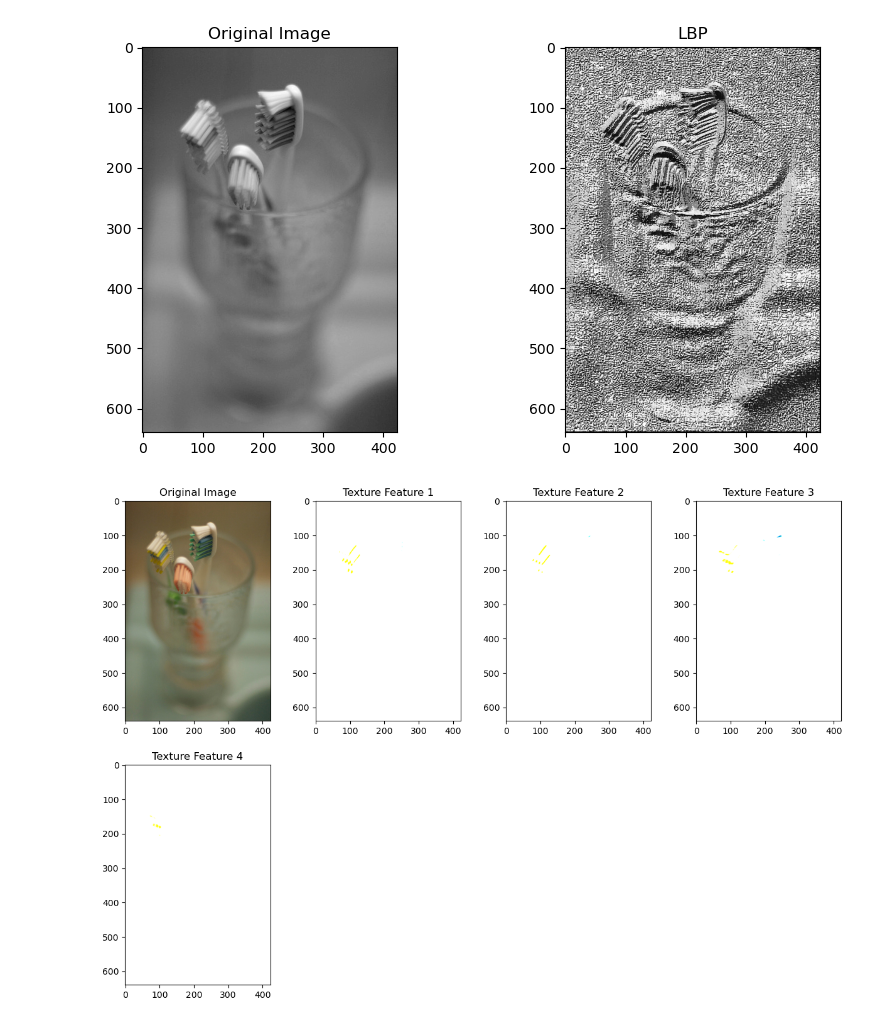
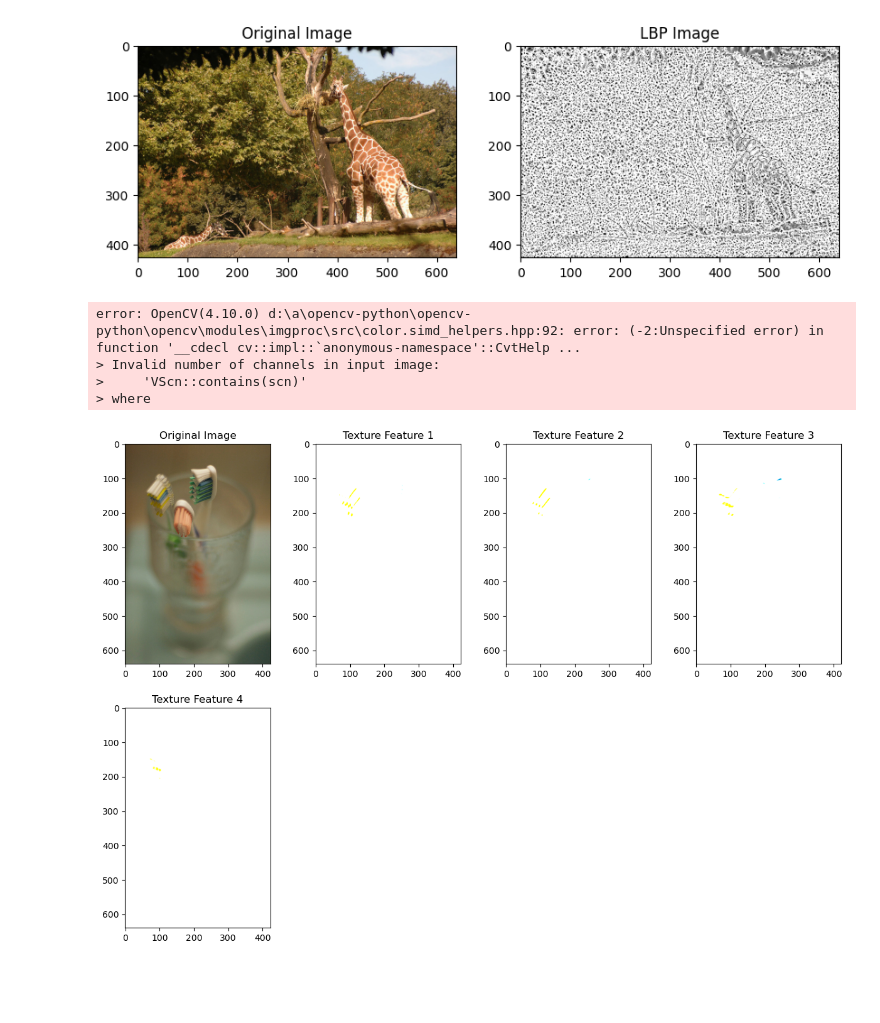
Before and after one commit to elaine-lam/CS4487, a Jupyter notebook: texture.ipynb, the cells around one changed output. Saved outputs shown, nothing was run; the diff lists cells and outputs as text; code cells hidden in the pictures; blank space fills up the shorter version.

```diff
--- a/texture.ipynb
+++ b/texture.ipynb
@@ -4,11 +6,40 @@ import matplotlib.pyplot as plt
 # %%
-img_path = r'AIGC-Detection-Dataset\AIGC-Detection-Dataset\train\0_real\000000000562.jpg'
+img_path = r'AIGC-Detection-Dataset\AIGC-Detection-Dataset\train\0_real\000000000025.jpg'
+# %%
+def extract_texture_features(image):
+    gray_image = cv2.cvtColor(image, cv2.COLOR_RGB2GRAY)
+    gray_image = gray_image.astype(np.uint8)
+    radius = 3
+    n_points = 8 * radius
+    lbp = feature.local_binary_pattern(gray_image, n_points, radius, method='uniform')
+    hist, _ = np.histogram(lbp.ravel(), bins=224, range=(0, 256))
+    hist = hist.astype("float")
+    hist /= (hist.sum() + 1e-6)
+    return lbp
+
+# Load the image
+image = io.imread(img_path)
+
+# Extract texture features
+lbp_image = extract_texture_features(image)
+
+# Display the original image and the LBP result
+plt.figure(figsize=(10, 5))
+plt.subplot(1, 2, 1)
+plt.title('Original Image')
+plt.imshow(image)
+plt.subplot(1, 2, 2)
+plt.title('LBP Image')
+plt.imshow(lbp_image, cmap='gray')
+plt.show()
+# %% [output]
+[figure, added]
 # %%
 # Load the image
 image = io.imread(img_path, as_gray=True)
 
 # Apply Local Binary Pattern (LBP)
-lbp = feature.local_binary_pattern(image, P=8, R=1)
+lbp = extract_texture_features(image)
 
 # Display the original image and the LBP result
 plt.figure(figsize=(10, 5))
@@ -20,7 +51,10 @@ plt.title('LBP')
 plt.imshow(lbp, cmap='gray')
 plt.show()
 # %% [output]
-[figure, removed]
+error: OpenCV(4.10.0) d:\a\opencv-python\opencv-python\opencv\modules\imgproc\src\color.simd_helpers.hpp:92: error: (-2:Unspecified error) in function '__cdecl cv::impl::`anonymous-namespace'::CvtHelp ...
+> Invalid number of channels in input image:
+>     'VScn::contains(scn)'
+> where
 # %%
 import numpy as np
 import cv2
```
Also changed, not shown: parts of 1 cell of this notebook, 1 other file.
